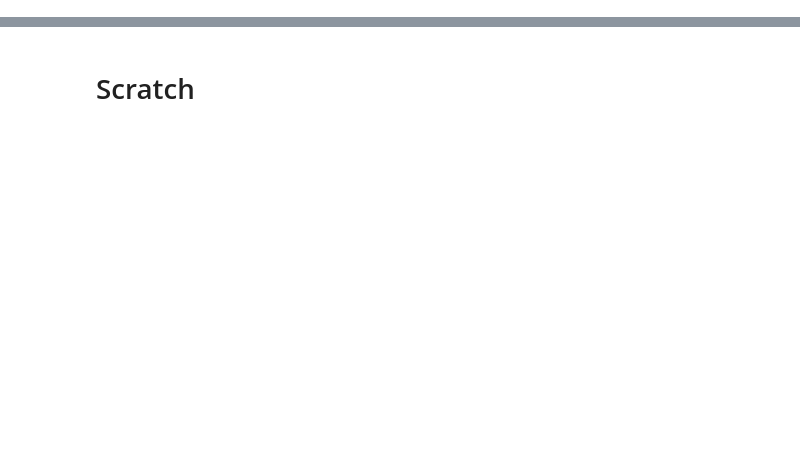
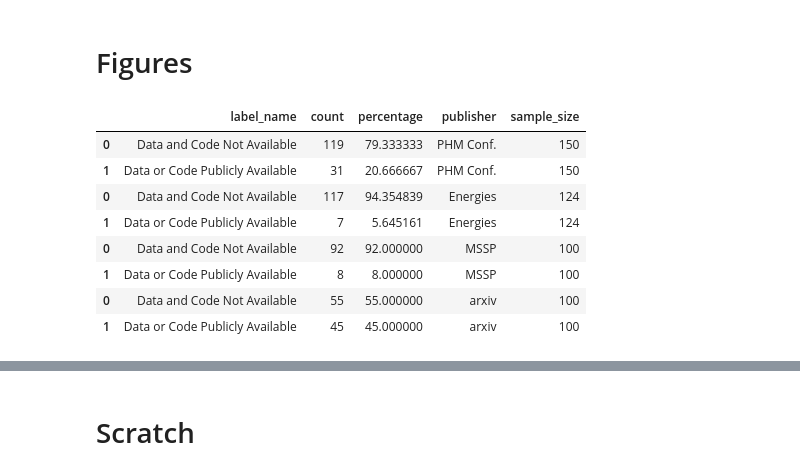
Before and after one commit to tvhahn/arxiv-code-search, a Jupyter notebook: notebooks/scratch/summarize_labelled_csv.ipynb, the cells around one changed output, grey strips where cells are left out. Saved outputs shown, nothing was run; the diff lists cells and outputs as text; code cells hidden in the pictures; blank space fills up the shorter version.

```diff
--- a/notebooks/scratch/summarize_labelled_csv.ipynb
+++ b/notebooks/scratch/summarize_labelled_csv.ipynb
@@ -5,5 +7,5 @@ from pathlib import Path
 # %%
 proj_dir = Path.cwd().parent.parent
-path_label_dir = proj_dir / "data/processed/labels/labels_complete"
+path_label_dir = proj_dir / "data/processed/labels/labels_complete_for_viz"
 path_label_dir
 # %% [output]
@@ -62,0 +111,4 @@ df
+# %%
+file_name = "labels_1.ods"
+df, df_all = summarize_final_label_file(path_label_dir / file_name, sample_size=100, publisher_name="arxiv")
+df
@@ -62,0 +127,30 @@ df
+# %% [markdown]
+# Figures
+# %%
+# combine dataframes
+file_names_list = ["labels_phm_97_0-150.ods", "labels_energies_98_0-150.ods", "labels_mssp_99_0-100.ods", "labels_1.ods"]
+publisher_names_list = ["PHM Conf.", "Energies", "MSSP", "arxiv"]
+sample_size_list = [150, 124, 100, 100]
+
+
+df_all_list = []
+df_list = []
+for file_name, publisher, sample_size in zip(file_names_list, publisher_names_list, sample_size_list):
+    df, df_all = summarize_final_label_file(path_label_dir / file_name, sample_size, publisher)
+    df_list.append(df)
+    df_all_list.append(df_all)
+
+df_all = pd.concat(df_all_list)
+df = pd.concat(df_list)
+# %%
+df
+# %% [output]
+|  | label_name | count | percentage | publisher | sample_size |
+| 0 | Data and Code Not Available | 119 | 79.333333 | PHM Conf. | 150 |
+| 1 | Data or Code Publicly Available | 31 | 20.666667 | PHM Conf. | 150 |
+| 0 | Data and Code Not Available | 117 | 94.354839 | Energies | 124 |
+| 1 | Data or Code Publicly Available | 7 | 5.645161 | Energies | 124 |
+| 0 | Data and Code Not Available | 92 | 92.000000 | MSSP | 100 |
+| 1 | Data or Code Publicly Available | 8 | 8.000000 | MSSP | 100 |
+| 0 | Data and Code Not Available | 55 | 55.000000 | arxiv | 100 |
+| 1 | Data or Code Publicly Available | 45 | 45.000000 | arxiv | 100 |
```
Also changed, not shown: parts of 11 cells of this notebook, 1 other file.
